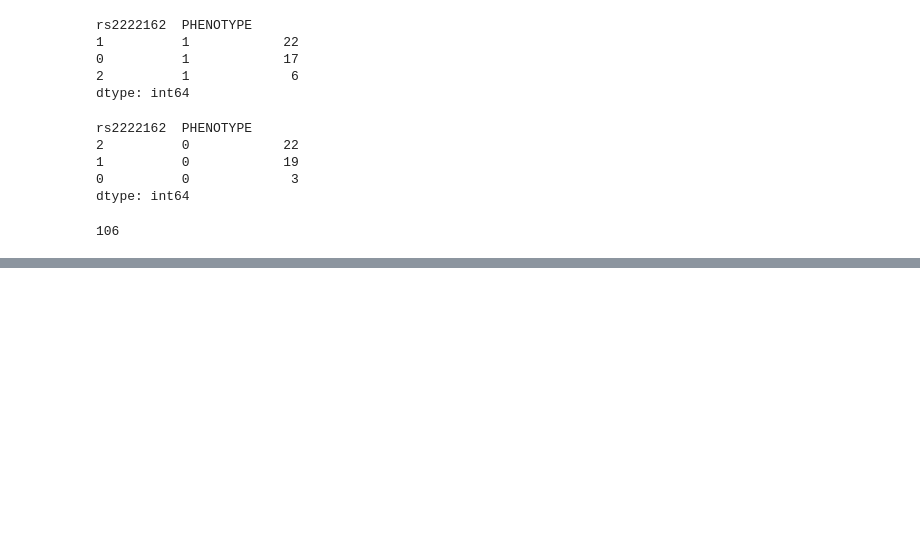
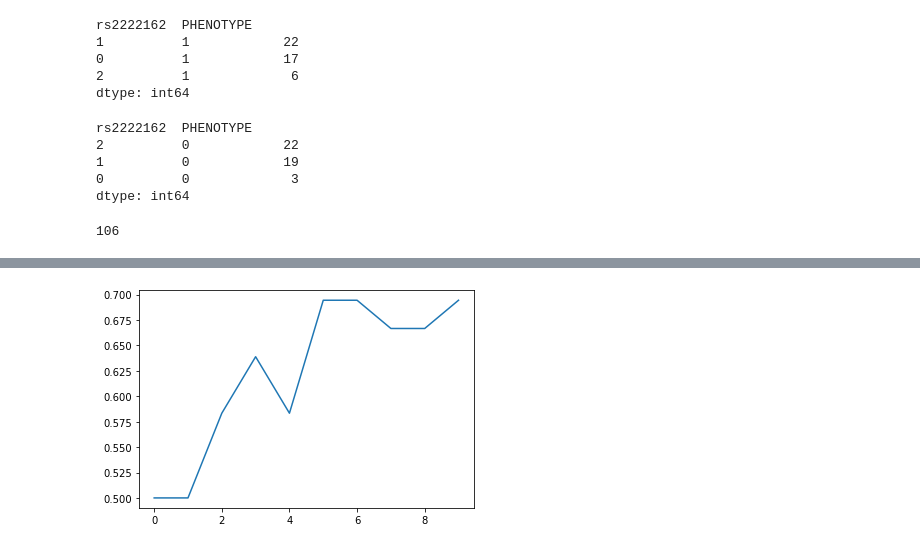
Before and after one commit to EannaCurran/FYP-Time-Series-Classification-For-GWAS-Data, a Jupyter notebook: FPY_SimpleSNP.ipynb, the cells around one changed output, grey strips where cells are left out. Saved outputs shown, nothing was run; the diff lists cells and outputs as text; code cells hidden in the pictures; blank space fills up the shorter version.

```diff
--- a/FPY_SimpleSNP.ipynb
+++ b/FPY_SimpleSNP.ipynb
@@ -94,6 +97,8 @@ len(df.columns)
 
 df["PHENOTYPE"] = df["PHENOTYPE"].replace("0","case")
 df["PHENOTYPE"] = df["PHENOTYPE"].replace("1","control")
+# %%
+dfSave = df.copy(deep=True)
 # %%
 # Re-encoding SNP of interest to generate stronger signal
 
@@ -299,7 +304,7 @@ idfSeries = from_2d_array_to_nested(idf)
 # %%
 # Splitting time seriesdata into training data and testing data
 
-xTrain, xTest, yTrain, y_test = train_test_split(idfSeries, phenotype, train_size=0.6, random_state=1)
+xTrain, xTest, yTrain, yTest = train_test_split(idfSeries, phenotype, train_size=0.6, random_state=1)
 # %%
 # Extracting values from training split
 
@@ -375,0 +381,38 @@ weighted avg       0.78      0.69      0.69        36
+# %%
+# Method to setup df for testing
+
+def SetupTest(df):
+    imp = SimpleImputer(missing_values="NA", strategy="most_frequent")
+    idf = pd.DataFrame(imp.fit_transform(df))
+    idf.columns = df.columns
+    idf = idf.apply(pd.to_numeric)
+    return idf
+# %%
+# Method to generate graph that displays change in accuracy for a given classifier as the length of the target SNP
+#    is increasde
+
+def GenerateSignalGraph(df, classifier):
+
+    results = []
+    dfTest = df.copy(deep=True)
+    phenotype = dfTest.pop("PHENOTYPE")
+    dfTest = dfTest.drop(columns=["FID","IID","PAT","MAT","SEX"])
+
+    for n in range(1,11):
+        classifierTemp = clone(classifier)
+        dfTest.insert(dfTest.columns.get_loc("rs2222162"), f"rs222216_{n}", dfTest["rs2222162"])
+        idf = SetupTest(dfTest)
+        xTrain, xTest, yTrain, yTest = train_test_split(idf, phenotype, train_size=0.6, random_state=1)
+        classifierTemp.fit(xTrain, yTrain)
+        result = classifierTemp.predict(xTest)
+        results.append(metrics.accuracy_score(yTest, result))
+
+    plt.plot(results)
+# %%
+# Plotting change in accuracy for increased signal length for Random Forst
+
+rfc = RandomForestClassifier(bootstrap=True, max_depth=100, max_features="sqrt",
+                             min_samples_leaf=4, min_samples_split=2, n_estimators=100)
+GenerateSignalGraph(dfSave, rfc)
+# %% [output]
+[figure, added]
```
Also changed, not shown: parts of 16 cells of this notebook.
